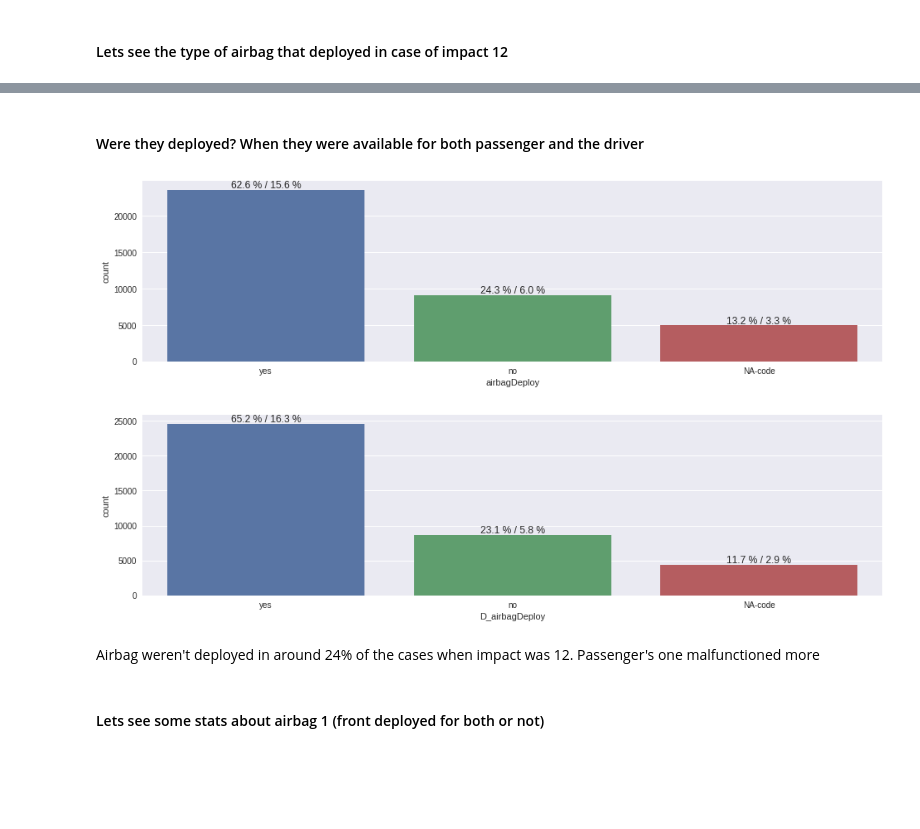
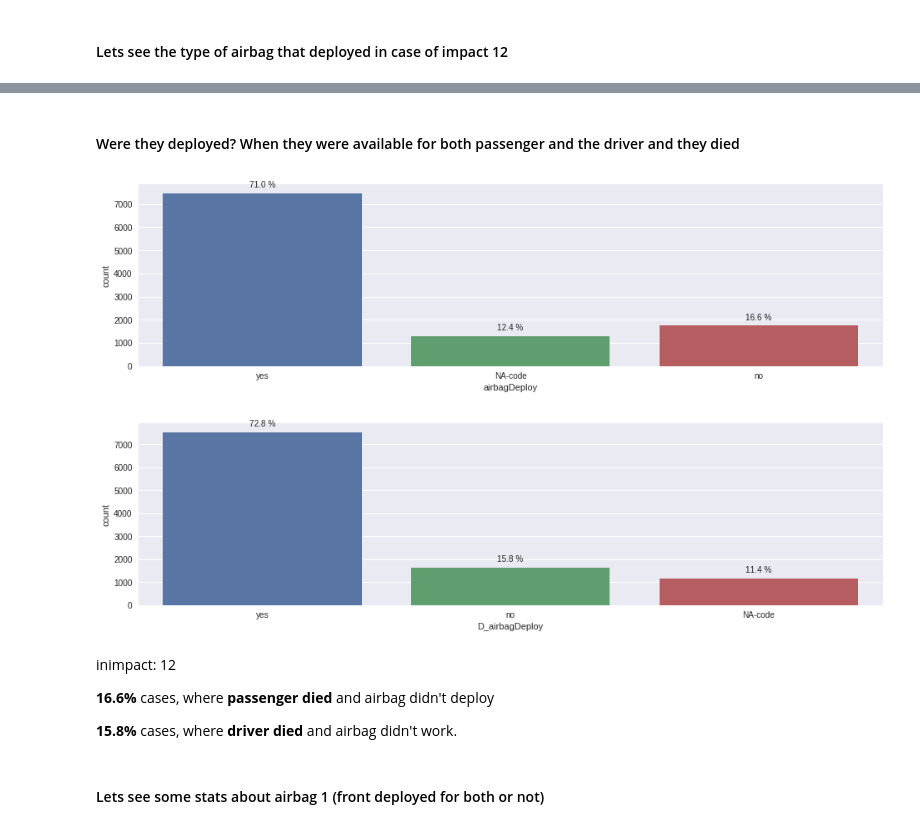
Before and after one commit to sohaibomr/data_analysis-FARS, a Jupyter notebook: sa_eda_fars.ipynb, the cells around one changed output, grey strips where cells are left out. Cells and saved outputs as stored; diff of their text form; code cells hidden in the pictures; blank space fills up the shorter version.

Commit message:
ploting airbag malfunctioning

```diff
--- a/sa_eda_fars.ipynb
+++ b/sa_eda_fars.ipynb
@@ -44,7 +44,35 @@ def count_plot(column, axis, df, percent, title=''):
             height=p.get_height()
             percent = (height*100)/total_rows
             total_percent = (height*100)/totalrows
-            ax.text((p.get_x() + p.get_width()/2), p.get_height()+250, '{:1.1f} %'.format(percent) + ' / ' + '{:1.1f} %'.format(total_percent), ha='center')
+            ax.text((p.get_x() + p.get_width()/2), p.get_height()+250, '{:1.1f} %'.format(percent), ha='center')
+#             ax.text((p.get_x() + p.get_width()/2), p.get_height()+250, '{:1.1f} %'.format(percent) + ' / ' + '{:1.1f} %'.format(total_percent), ha='center')
+
+def showAirbagStats(d, data):
+    filter_ = (d.D_airbagAvail == 'yes') & (d.airbagAvail == 'yes')
+    airbag_data = d[filter_]
+
+    condition = ['Airbag Avail (Both)', 'Psngr\'s MF', 'Drvr\'s MF', 'Both\'s MF']
+    percentage = []
+
+#     print 'Both had airbag Avail: ', getPecentage(airbag_data, data), '%'
+    percentage.append(getPecentage(airbag_data, data))
+
+    filter_ = (airbag_data.D_airbagDeploy == 'yes') & (airbag_data.airbagDeploy == 'no')
+# print 'ONLY Passenger\'s airbag malfucntioned ', getPecentage(airbag_data[filter_], data), '%'
+    percentage.append(getPecentage(airbag_data[filter_], data))
+
+    filter_ = (airbag_data.D_airbagDeploy == 'no') & (airbag_data.airbagDeploy == 'yes')
+    # print 'ONLY Driver\'s airbag malfucntioned ', getPecentage(airbag_data[filter_], data), '%'
+    percentage.append(getPecentage(airbag_data[filter_], data))
+
+    filter_ = (data.D_airbagDeploy == 'no') & (data.airbagDeploy == 'no')
+    # print 'Both\'s airbag malfucntioned ', getPecentage(airbag_data[filter_], data), '%'
+    percentage.append(getPecentage(airbag_data[filter_], data))
+
+    df = pd.DataFrame()
+    df['condition'] = condition
+    df['percentage'] = percentage
+    return df
 # %% [markdown]
 ### Loading data
 # %%
@@ -94,17 +144,20 @@ In 14% cases, airbags were installed but couldn't deployed
 # %% [markdown]
-#### Were they deployed? When they were available for both passenger and the driver
+#### Were they deployed? When they were available for both passenger and the driver and they died
 # %%
 filter_ = (data_specific_inimpact.D_airbagAvail == 'yes') & (data_specific_inimpact.airbagAvail == 'yes')
 data_impact_aibagAvail = data_specific_inimpact[filter_]
 
-count_plot('airbagDeploy', 'x', data_impact_aibagAvail, 'show') # passenger's airbag deployement status
-count_plot('D_airbagDeploy', 'x', data_impact_aibagAvail, 'show') # driver's airbag deployement status
+count_plot('airbagDeploy', 'x', data_impact_aibagAvail[data_impact_aibagAvail.injury == 4], 'show') # passenger's airbag deployement status
+count_plot('D_airbagDeploy', 'x', data_impact_aibagAvail[data_impact_aibagAvail.D_injury == 4], 'show') # driver's airbag deployement status
 # %% [output]
-[figure, old version]
+[figure, new version]
-[figure, old version]
+[figure, new version]
-# %% [markdown]
-Airbag weren't deployed in around 24% of the cases when impact was 12.
-Passenger's one malfunctioned more
+# %% [markdown]
+inimpact: 12
+
+**16.6%** cases, where **passenger died** and airbag didn't deploy
+
+**15.8%** cases, where **driver died** and airbag didn't work.
 # %% [markdown]
 #### Lets see some stats about airbag 1 (front deployed for both or not)
 # %%
```
Also changed, not shown: parts of 19 cells of this notebook.
